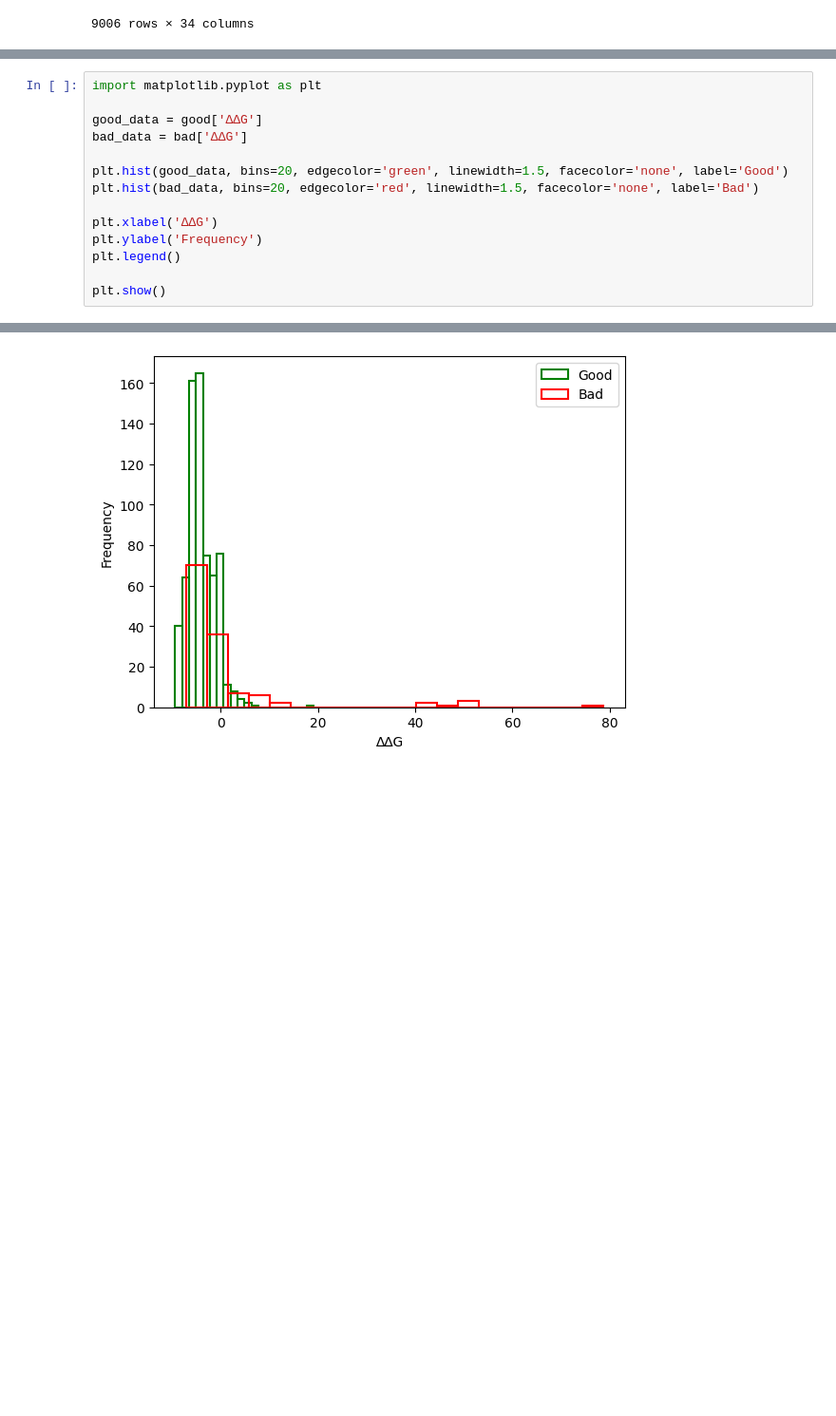
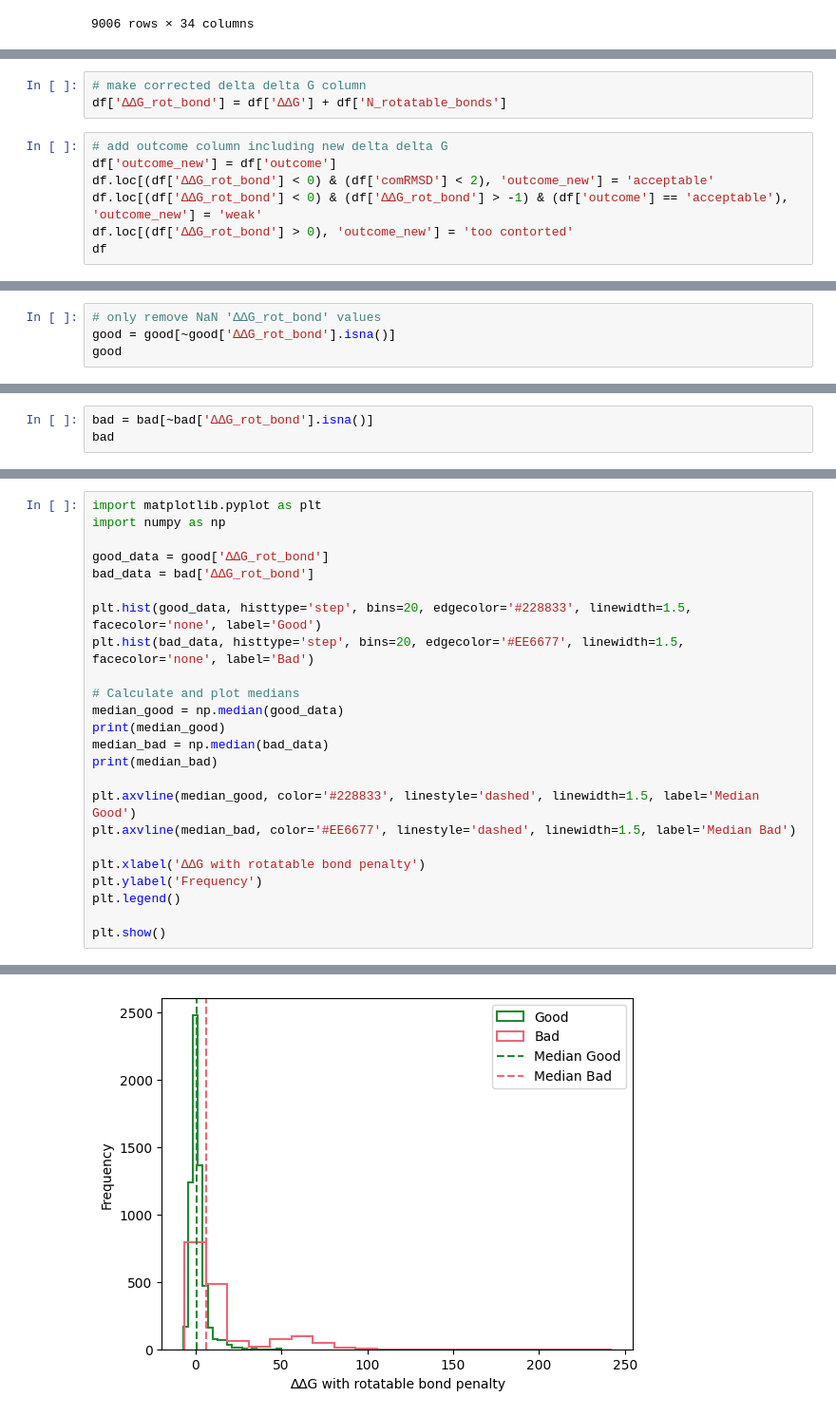
Before and after one commit to kate-fie/syndirella, a Jupyter notebook: exps/original/nbs/looking_at_elaborations.ipynb, the cells around one changed output, grey strips where cells are left out. Shown: that part at 95% size. Drawn from its saved outputs; the diff is of its cells as text; blank space fills up the shorter version.

```diff
--- a/exps/original/nbs/looking_at_elaborations.ipynb
+++ b/exps/original/nbs/looking_at_elaborations.ipynb
@@ -47,0 +38,10 @@ Name: count, dtype: int64
+# %%
+# make corrected delta delta G column
+df['∆∆G_rot_bond'] = df['∆∆G'] + df['N_rotatable_bonds']
+# %%
+# add outcome column including new delta delta G
+df['outcome_new'] = df['outcome']
+df.loc[(df['∆∆G_rot_bond'] < 0) & (df['comRMSD'] < 2), 'outcome_new'] = 'acceptable'
+df.loc[(df['∆∆G_rot_bond'] < 0) & (df['∆∆G_rot_bond'] > -1) & (df['outcome'] == 'acceptable'), 'outcome_new'] = 'weak'
+df.loc[(df['∆∆G_rot_bond'] > 0), 'outcome_new'] = 'too contorted'
+df
@@ -101,0 +137,4 @@ Name: count, dtype: float64
+# %%
+# only remove NaN '∆∆G_rot_bond' values
+good = good[~good['∆∆G_rot_bond'].isna()]
+good
@@ -101,0 +155,3 @@ Name: count, dtype: float64
+# %%
+bad = bad[~bad['∆∆G_rot_bond'].isna()]
+bad
@@ -102,13 +172,23 @@ Name: count, dtype: float64
 # %%
 import matplotlib.pyplot as plt
+import numpy as np
 
-good_data = good['∆∆G']
-bad_data = bad['∆∆G']
+good_data = good['∆∆G_rot_bond']
+bad_data = bad['∆∆G_rot_bond']
 
-plt.hist(good_data, bins=20, edgecolor='green', linewidth=1.5, facecolor='none', label='Good')
-plt.hist(bad_data, bins=20, edgecolor='red', linewidth=1.5, facecolor='none', label='Bad')
+plt.hist(good_data, histtype='step', bins=20, edgecolor='#228833', linewidth=1.5, facecolor='none', label='Good')
+plt.hist(bad_data, histtype='step', bins=20, edgecolor='#EE6677', linewidth=1.5, facecolor='none', label='Bad')
 
-plt.xlabel('∆∆G')
+# Calculate and plot medians
+median_good = np.median(good_data)
+print(median_good)
+median_bad = np.median(bad_data)
+print(median_bad)
+
+plt.axvline(median_good, color='#228833', linestyle='dashed', linewidth=1.5, label='Median Good')
+plt.axvline(median_bad, color='#EE6677', linestyle='dashed', linewidth=1.5, label='Median Bad')
+
+plt.xlabel('∆∆G with rotatable bond penalty')
 plt.ylabel('Frequency')
 plt.legend()
 
@@ -117 +199 @@ plt.show()
-[figure, old version]
+[figure, new version]
```
Also changed, not shown: parts of 19 cells of this notebook, 36 other files.
